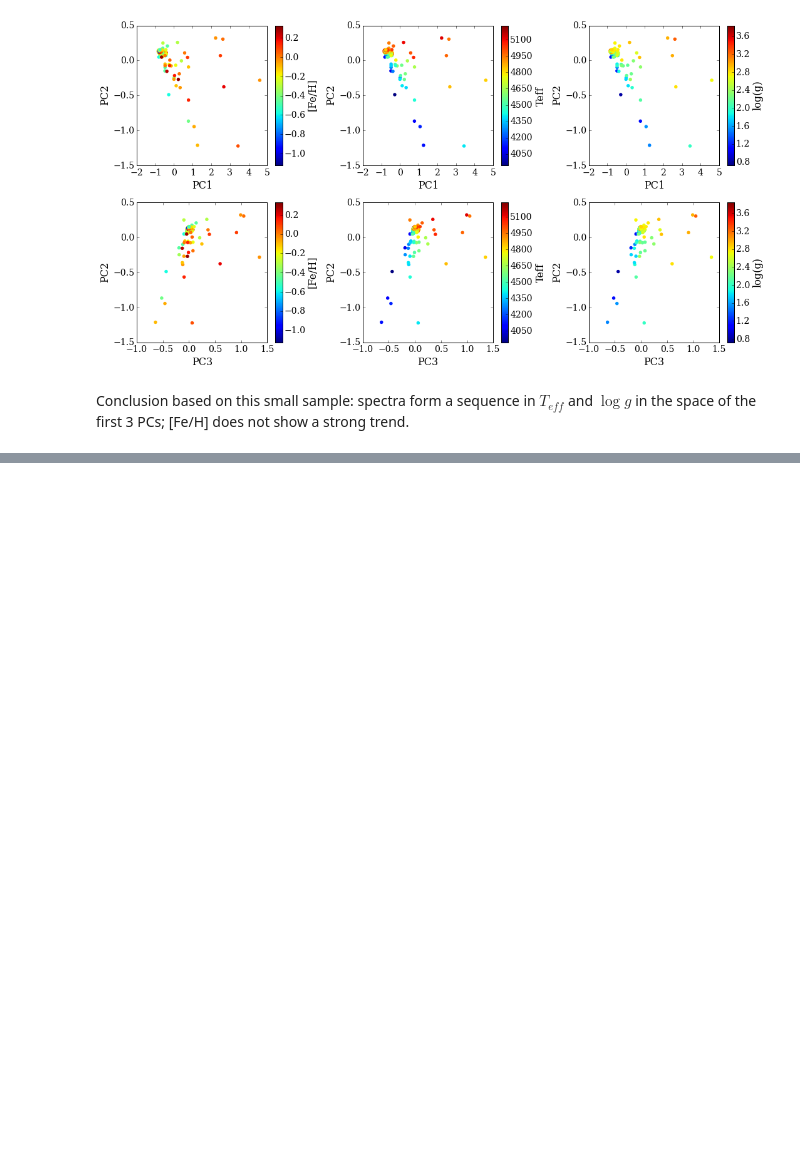
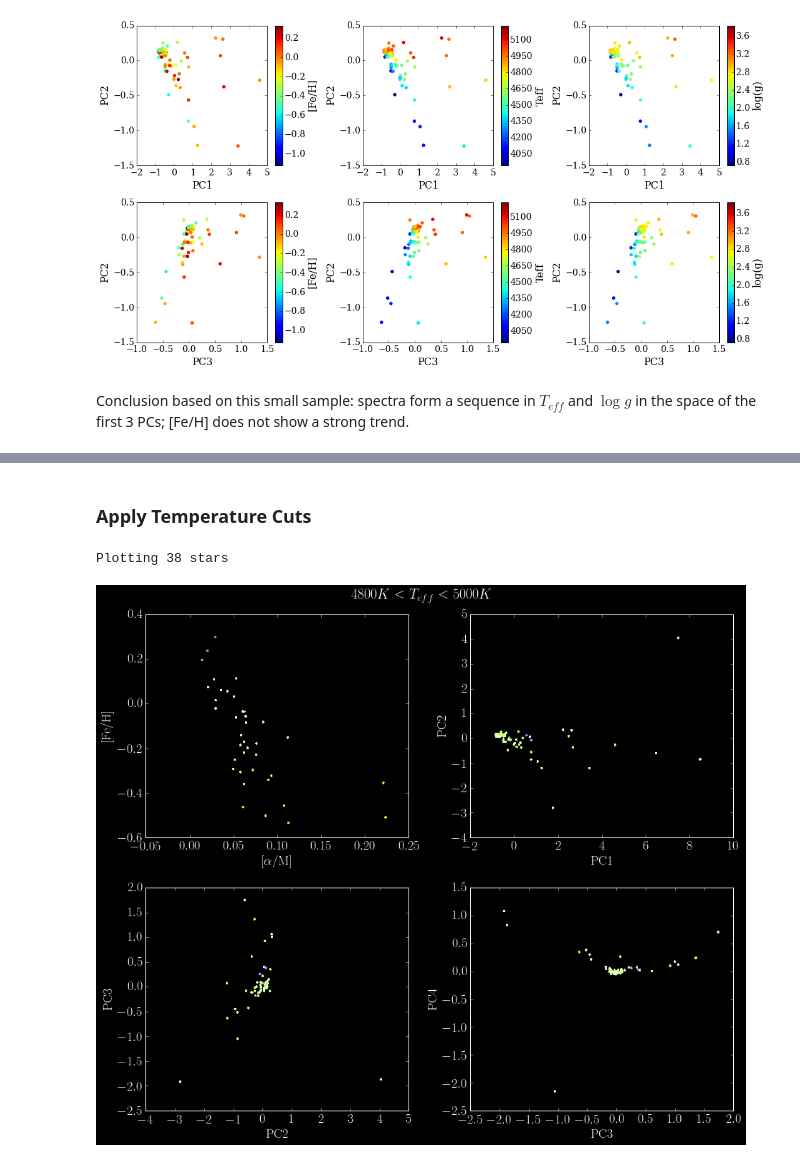
Before and after one commit to 2015ASTR511/DimRed, a Jupyter notebook: InitialExperiments/PCA_APOGEE.ipynb, the cells around one changed output, grey strips where cells are left out. Cells and saved outputs as stored; diff of their text form; code cells hidden in the pictures; blank space fills up the shorter version.

```diff
--- a/InitialExperiments/PCA_APOGEE.ipynb
+++ b/InitialExperiments/PCA_APOGEE.ipynb
@@ -393,0 +425,11 @@ plot_color()
+# %% [markdown]
+### Apply Temperature Cuts
+# %%
+Tlow = 4800
+Thigh = 5000
+cuttitle = '$'+str(Tlow)+'K< T_{eff} <'+str(Thigh)+'K$'
+
+make_color_plot(alpha[(Teff < Thigh) & (Teff > Tlow)],metallicities[(Teff < Thigh) & (Teff > Tlow)],num=3, cuttitle=cuttitle)
+# %% [output]
+Plotting 38 stars
+[figure, added]
```
Also changed, not shown: parts of 8 cells of this notebook.
